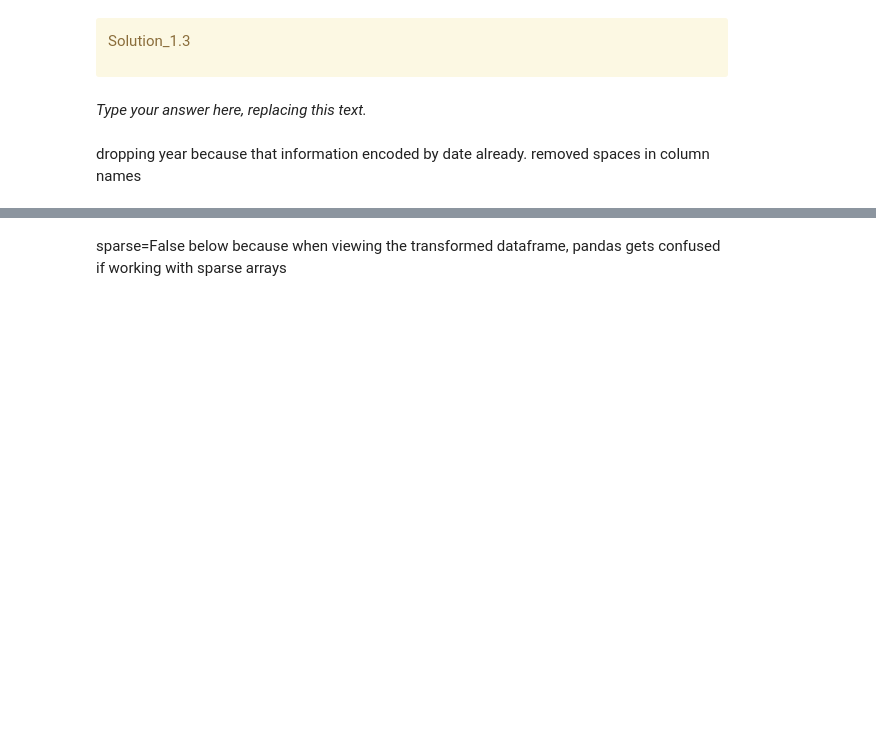
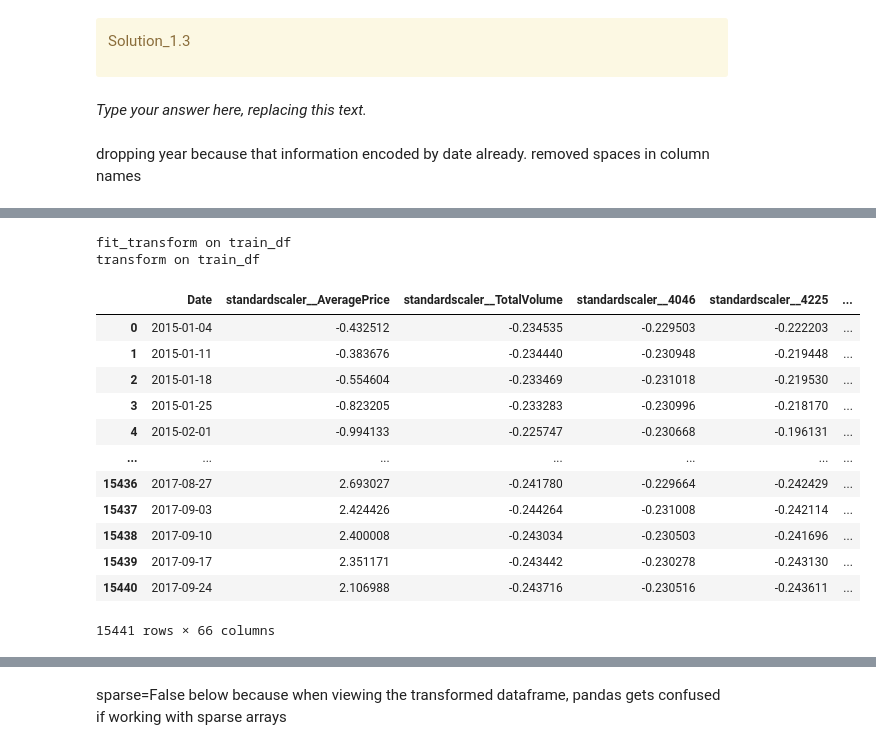
Before and after one commit to ricd99/cpsc330-2022W1, a Jupyter notebook: hw/hw8/hw8.ipynb, the cells around one changed output, grey strips where cells are left out. Drawn from its saved outputs; the diff is of its cells as text; code cells hidden in the pictures; blank space fills up the shorter version.

```diff
--- a/hw/hw8/hw8.ipynb
+++ b/hw/hw8/hw8.ipynb
@@ -371,0 +346,3 @@ categorical_cols = ["type", "region"]
+# %%
+df_train.columns = df_train.columns.str.replace(" ", "")
+df_test.columns = df_test.columns.str.replace(" ", "")
@@ -371,0 +405,21 @@ categorical_cols = ["type", "region"]
+# %%
+dfs = non_time_preprocess([df_train, df_test])
+# %% [output]
+fit_transform on train_df
+transform on train_df
+# %%
+dfs[0]
+# %% [output]
+|  | Date | standardscaler__AveragePrice | standardscaler__TotalVolume | standardscaler__4046 | standardscaler__4225 | ... |
+| 0 | 2015-01-04 | -0.432512 | -0.234535 | -0.229503 | -0.222203 | ... |
+| 1 | 2015-01-11 | -0.383676 | -0.234440 | -0.230948 | -0.219448 | ... |
+| 2 | 2015-01-18 | -0.554604 | -0.233469 | -0.231018 | -0.219530 | ... |
+| 3 | 2015-01-25 | -0.823205 | -0.233283 | -0.230996 | -0.218170 | ... |
+| 4 | 2015-02-01 | -0.994133 | -0.225747 | -0.230668 | -0.196131 | ... |
+| ... | ... | ... | ... | ... | ... | ... |
+| 15436 | 2017-08-27 | 2.693027 | -0.241780 | -0.229664 | -0.242429 | ... |
+| 15437 | 2017-09-03 | 2.424426 | -0.244264 | -0.231008 | -0.242114 | ... |
+| 15438 | 2017-09-10 | 2.400008 | -0.243034 | -0.230503 | -0.241696 | ... |
+| 15439 | 2017-09-17 | 2.351171 | -0.243442 | -0.230278 | -0.243130 | ... |
+| 15440 | 2017-09-24 | 2.106988 | -0.243716 | -0.230516 | -0.243611 | ... |
+15441 rows × 66 columns
```
Also changed, not shown: parts of 22 cells of this notebook.
